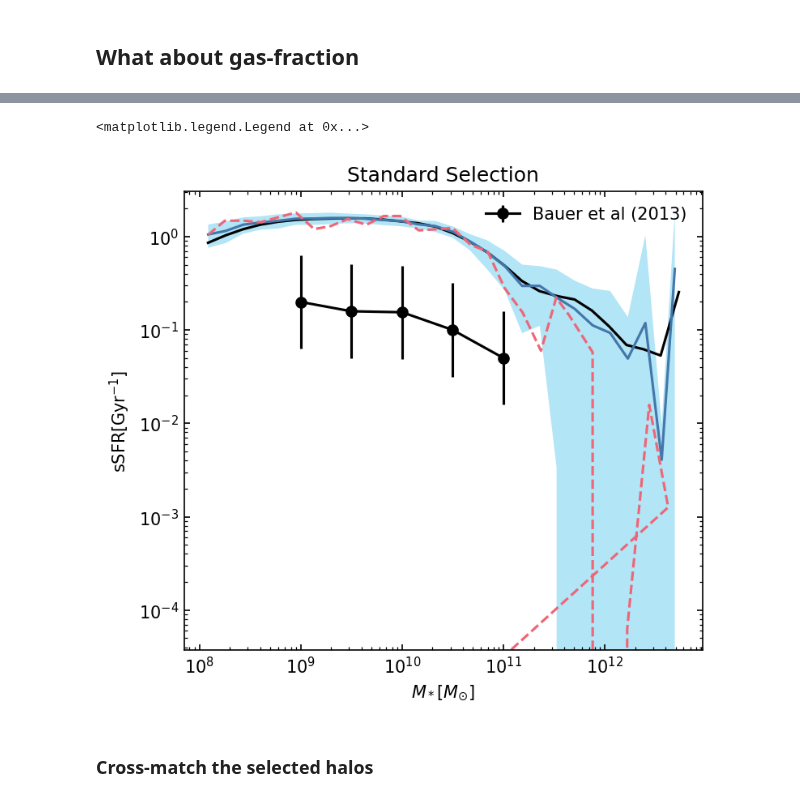
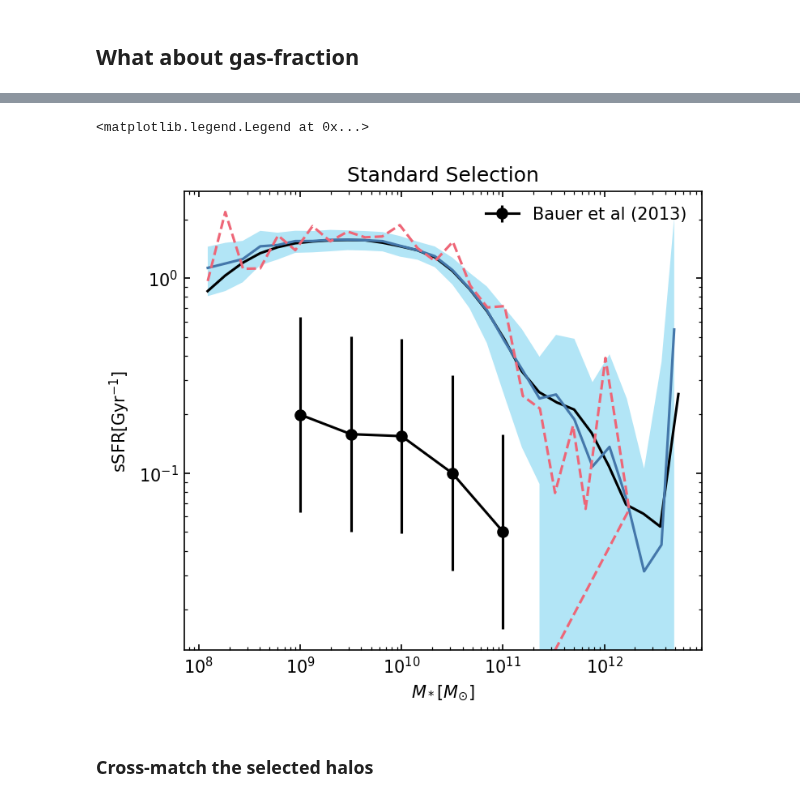
Before and after one commit to fgmaion/MTNG-resims, a Jupyter notebook: Notebooks/estimate_halo_number_DM-MTNG.ipynb, the cells around one changed output, grey strips where cells are left out. Saved outputs shown, nothing was run; the diff lists cells and outputs as text; code cells hidden in the pictures.

```diff
--- a/Notebooks/estimate_halo_number_DM-MTNG.ipynb
+++ b/Notebooks/estimate_halo_number_DM-MTNG.ipynb
@@ -60,3 +60,4 @@ mtng_dm = bacco.Simulation(basedir=basedir, halo_file="groups_265/fof_subhalo_ta
 # %%
 mtng = bacco.utils.load_MTNG(adr="/cosmos_storage/simulations/MTNG/", snap=264)
+mtng.fof['halo_pos'][:,0] = ( mtng.fof['halo_pos'][:,0] - 125 ) % 500
 # %% [output]
@@ -373,28 +405,28 @@ err_bauer_high = np.ones(5) * (10**(ssfr_bauer+0.5) - 10**(ssfr_bauer) )
 # %%
 fig, ax = plt.subplots( dpi=150, figsize=(5.5,5), sharey=True)
 
 ax.set_xscale('log')
 ax.set_yscale('log')
 
 ax.set_ylabel('sSFR[Gyr$^{-1}$]')
 ax.set_xlabel('$M_*[M_{\\odot}]$')
 
 ax.set_title('Standard Selection')
 
 ax.plot(sSFR_total['mstar'][:-1], sSFR_total['sSFR'][:-1], color='k')
 ax.plot(mean_mstar, mean_sSFR, color=colors[0])
-ax.plot(ens_mstar[39], ens_sSFR[39], color=colors[4], ls='--')
+ax.plot(ens_mstar[28][:-3], ens_sSFR[28][:-3], color=colors[4], ls='--')
 # for i in range(20,25):
 #     ax.plot(ens_mstar[i], ens_sSFR[i])
 
 ax.fill_between(mean_mstar, mean_sSFR-err_sSFR, mean_sSFR+err_sSFR, color=colors[1], alpha=0.5, edgecolor=None)
 
 ax.errorbar(10**(mstar_bauer), 10**(ssfr_bauer), [err_bauer_low, err_bauer_high],  marker='o', label='Bauer et al (2013)', color='k')
 
 ax.legend()
 # %% [output]
 <matplotlib.legend.Legend at 0x...>
-[figure, old version]
+[figure, new version]
 # %% [markdown]
 ### Cross-match the selected halos
 # %%
```
Also changed, not shown: parts of 36 cells of this notebook.
